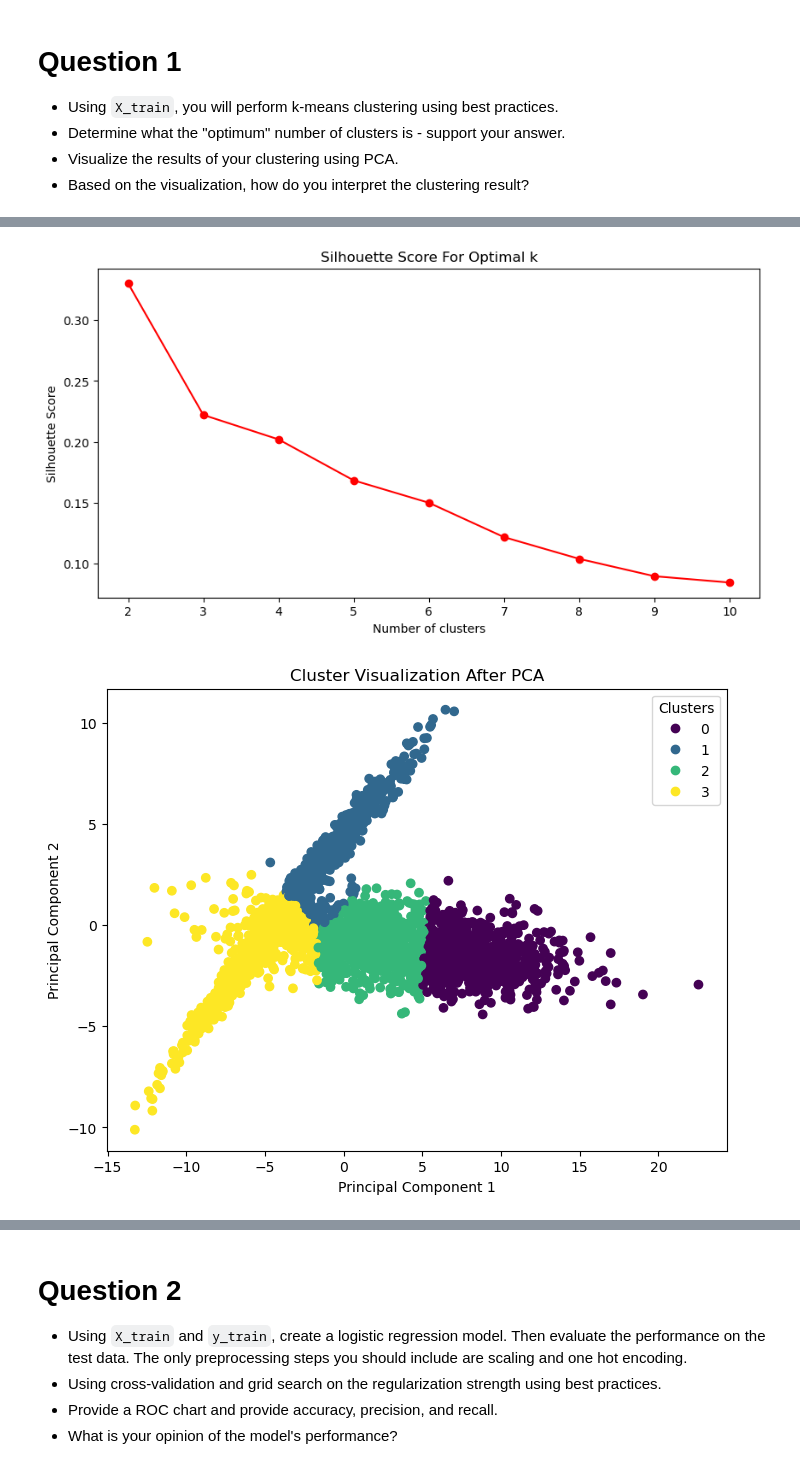
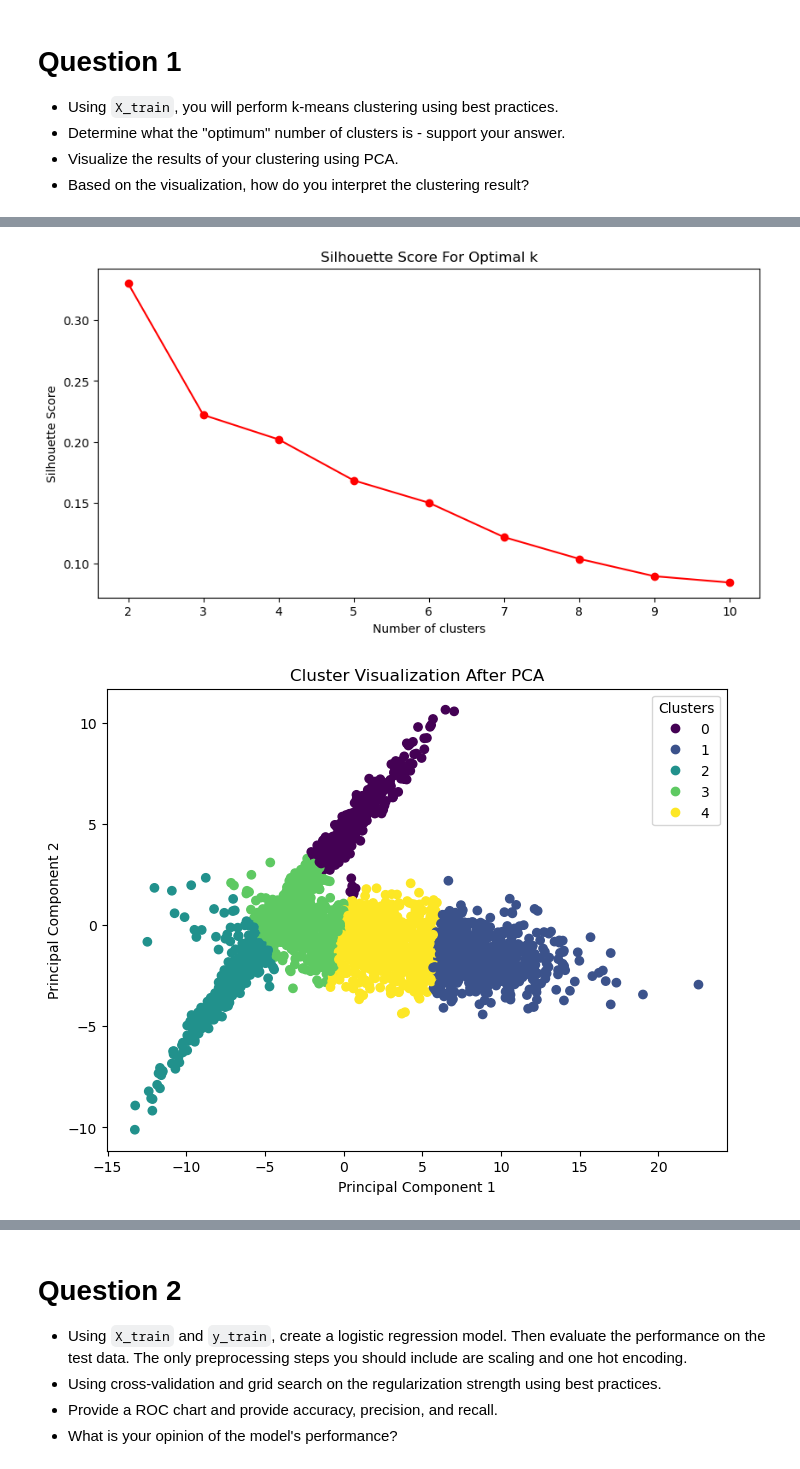
Before and after one commit to palak126/DS602, a Jupyter notebook: week11/week11 - clustering-homework.ipynb, the cells around one changed output, grey strips where cells are left out. Cells and saved outputs as stored; diff of their text form; code cells hidden in the pictures.

```diff
--- a/week11/week11 - clustering-homework.ipynb
+++ b/week11/week11 - clustering-homework.ipynb
@@ -132,33 +132,33 @@ plt.xlabel('Number of clusters')
 plt.ylabel('Sum of squared distances')
 plt.show()
 
 # plotting Silhouette scores
 plt.figure(figsize=(10, 5))
 plt.plot(range(2, 11), silhouette_scores, marker='o', color='red')
 plt.title('Silhouette Score For Optimal k')
 plt.xlabel('Number of clusters')
 plt.ylabel('Silhouette Score')
 plt.show()
 
 # taking 4 clusters
-optimal_k = 4
+optimal_k = 5
 kmeans = KMeans(n_clusters=optimal_k, random_state=2303)
 y_kmeans = kmeans.fit_predict(X)
 
 # PCA
 pca = PCA(n_components=2)
 X_pca = pca.fit_transform(X)
 
 # scatter plot of the first two principal components
 plt.figure(figsize=(8, 6))
 scatter = plt.scatter(X_pca[:, 0], X_pca[:, 1], c=y_kmeans, cmap='viridis')
 plt.title('Cluster Visualization After PCA')
 plt.xlabel('Principal Component 1')
 plt.ylabel('Principal Component 2')
 plt.legend(*scatter.legend_elements(), title="Clusters")
 plt.show()
 # %% [output]
 [figure]
 [figure]
-[figure, old version]
+[figure, new version]
 # %% [markdown]
```
Also changed, not shown: parts of 2 cells of this notebook.
